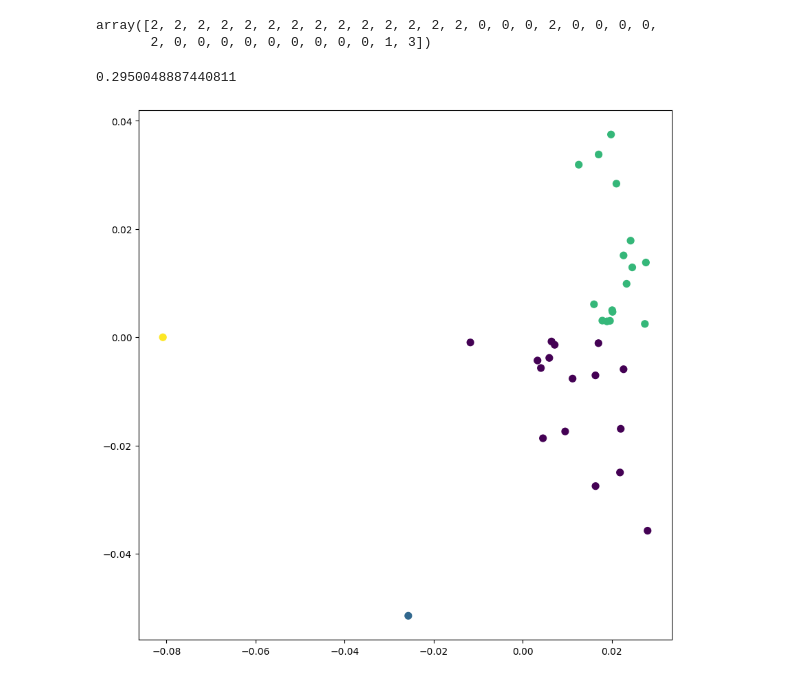
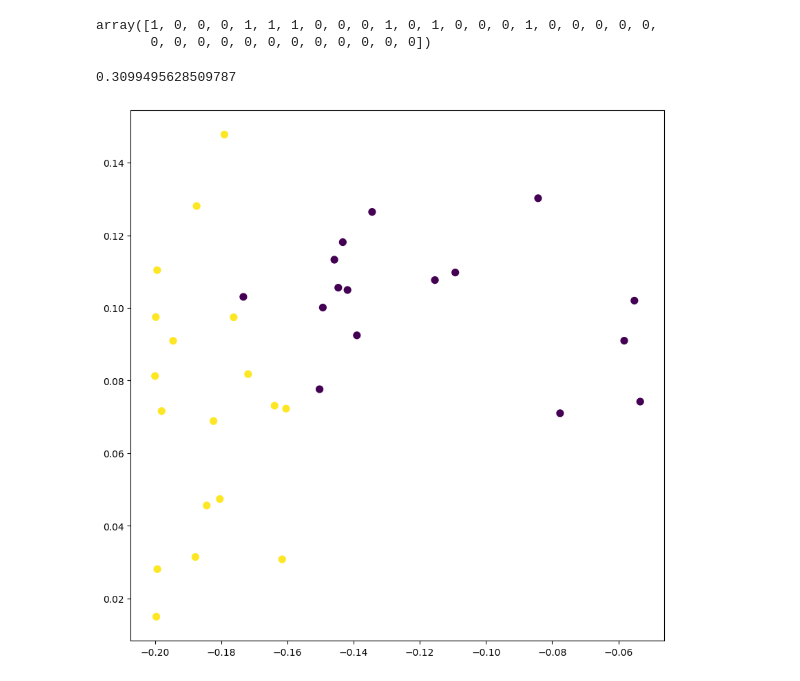
Before and after one commit to RamdhanZiane/LRC-Q-NetRA, a Jupyter notebook: src/test.ipynb, the cells around one changed output. Saved outputs shown, nothing was run; the diff lists cells and outputs as text; code cells hidden in the pictures.

```diff
--- a/src/test.ipynb
+++ b/src/test.ipynb
@@ -19,0 +17,8 @@ SystemExit: 2
+# %%
+with open('output/example/args.json') as f:
+    args = json.load(f)
+# Nodes should start from number '1'
+A_nx = nx.karate_club_graph()
+mapping = {node: node + 1 for node in A_nx.nodes()}
+A_nx = nx.relabel_nodes(A_nx, mapping)
+embedding_path = train(A_nx, args)
@@ -28,17 +60,17 @@ with open(embedding_path) as f:
 kmeans = KMeans(n_clusters=2, random_state=0).fit(embeddings)
 kmeans.labels_
 # %% [output]
-array([2, 2, 2, 2, 2, 2, 2, 2, 2, 2, 2, 2, 2, 2, 0, 0, 0, 2, 0, 0, 0, 0,
-       2, 0, 0, 0, 0, 0, 0, 0, 0, 0, 1, 3])
+array([1, 0, 0, 0, 1, 1, 1, 0, 0, 0, 1, 0, 1, 0, 0, 0, 1, 0, 0, 0, 0, 0,
+       0, 0, 0, 0, 0, 0, 0, 0, 0, 0, 0, 0])
 # %%
 y_true = [0, 0, 0, 0, 0, 0, 0, 0, 1, 1, 0, 0, 0, 0, 1, 1, 0, 0, 1, 0, 1, 0, 1, 1, 1, 1, 1, 1, 1, 1, 1, 1, 1, 1]
 normalized_mutual_info_score(y_true, kmeans.labels_)
 # %% [output]
-0.2950048887440811
+0.3099495628509787
 # %%
 # plot the embeddings
 plt.figure(figsize=(10, 10))
-plt.scatter(*zip(*embeddings), c=kmeans.labels_, s=50, cmap='viridis')
+plt.scatter(*zip(*embeddings), c=y_true, s=50, cmap='viridis')
 plt.show()
 # %% [output]
-[figure, old version]
+[figure, new version]
```
Also changed, not shown: parts of 5 cells of this notebook.
